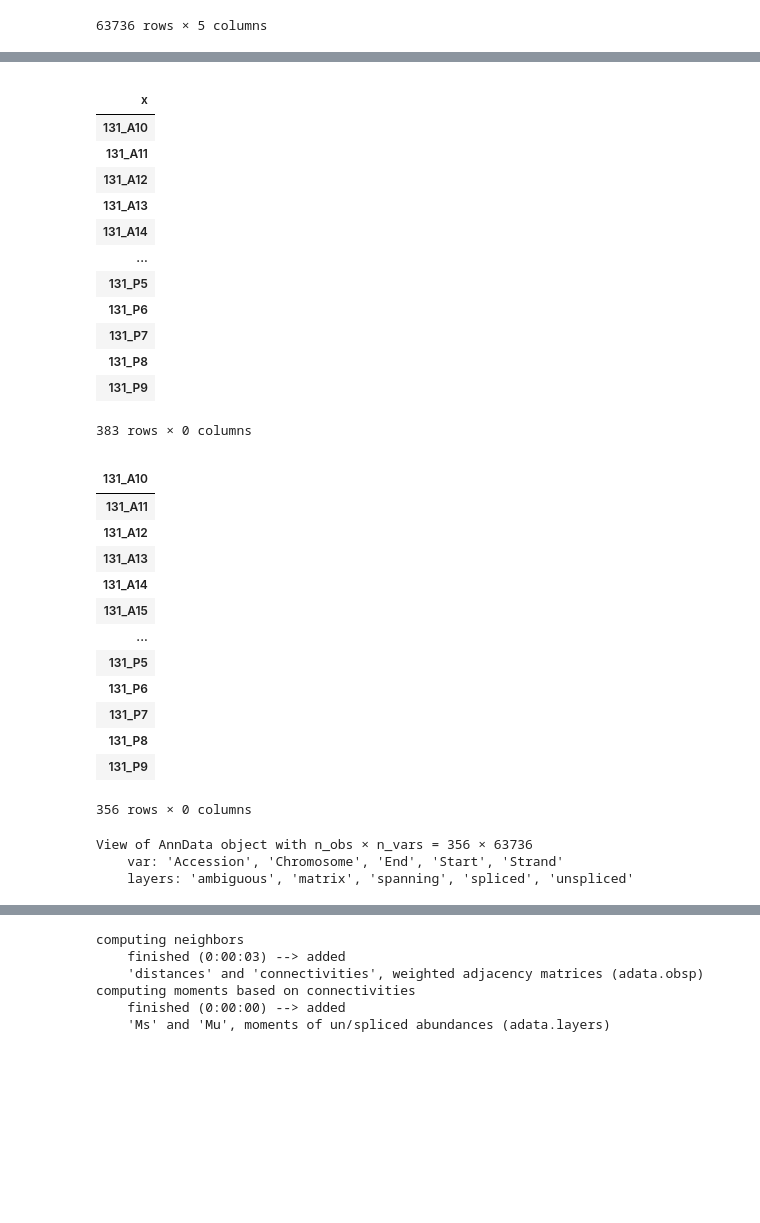
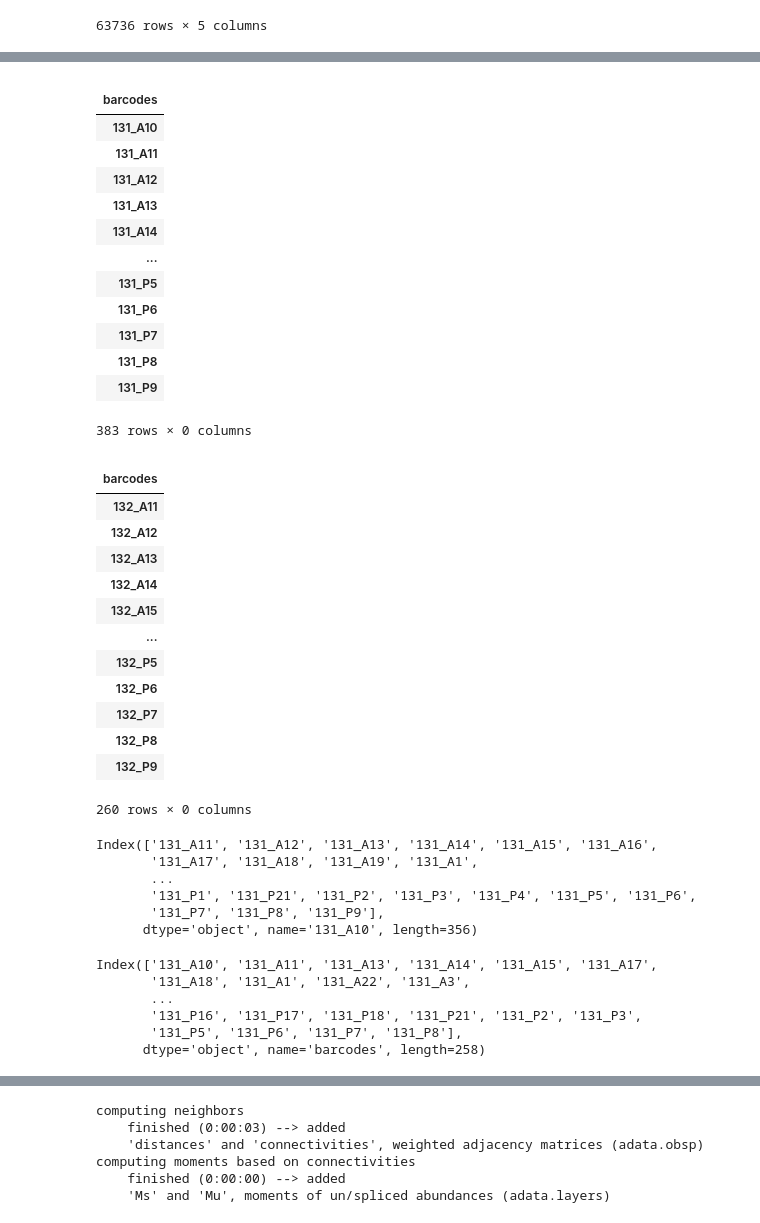
Before and after one commit to FrHi94/t.gondii_bmdc, a Jupyter notebook: scripts/scvelo.ipynb, the cells around one changed output, grey strips where cells are left out. Cells and saved outputs as stored; diff of their text form; code cells hidden in the pictures; blank space fills up the shorter version.

```diff
--- a/scripts/scvelo.ipynb
+++ b/scripts/scvelo.ipynb
@@ -42,9 +151,11 @@ adata.var
 # %%
-cell_obs = pd.read_csv("/Users/franziskahildebrandt/t.gondi_dc/data/plates/cellnames_131.tsv", sep='\t', index_col= 0)
-cell_obs
+cell_obs_1 = pd.read_csv("/Users/franziskahildebrandt/t.gondi_dc/data/plates/cellnames_131.tsv", sep='\t', index_col= 0)
+cell_obs_2 = pd.read_csv("/Users/franziskahildebrandt/t.gondi_dc/data/plates/cellnames_132.tsv", sep='\t', index_col= 0)
+cell_obs_2
+cell_obs_1
 # %% [output]
 |  |
-| x |
+| barcodes |
 | 131_A10 |
 | 131_A11 |
 | 131_A12 |
@@ -59,28 +170,21 @@ cell_obs
 383 rows × 0 columns
 # %%
 #Filter observations to only include cells that are also present in the main analysis
-filt_obs = pd.read_csv("/Users/franziskahildebrandt/t.gondi_dc/data/plates/filtered_cells_131.tsv", header = 0, index_col= 0)
-filt_obs
+filt_obs_1 = pd.read_csv("/Users/franziskahildebrandt/t.gondi_dc/data/plates/filtered_cells_131.tsv", header = 0, index_col= 0, sep = "\t")
+filt_obs_2 = pd.read_csv("/Users/franziskahildebrandt/t.gondi_dc/data/plates/filtered_cells_132.tsv", header = 0,  index_col= 0, sep = "\t")
+filt_obs_2
 # %% [output]
 |  |
-| 131_A10 |
-| 131_A11 |
-| 131_A12 |
-| 131_A13 |
-| 131_A14 |
-| 131_A15 |
+| barcodes |
+| 132_A11 |
+| 132_A12 |
+| 132_A13 |
+| 132_A14 |
+| 132_A15 |
 | ... |
-| 131_P5 |
-| 131_P6 |
-| 131_P7 |
-| 131_P8 |
-| 131_P9 |
+| 132_P5 |
+| 132_P6 |
+| 132_P7 |
+| 132_P8 |
+| 132_P9 |
-356 rows × 0 columns
+260 rows × 0 columns
-# %%
-adata.obs = cell_obs
-adata.obs_names
-adata[adata.obs_names.isin(filt_obs.index)]
-# %% [output]
-View of AnnData object with n_obs × n_vars = 356 × 63736
-    var: 'Accession', 'Chromosome', 'End', 'Start', 'Strand'
-    layers: 'ambiguous', 'matrix', 'spanning', 'spliced', 'unspliced'
@@ -86,0 +200,21 @@ View of AnnData object with n_obs × n_vars = 356 × 63736
+# %%
+filt_obs.index
+# %% [output]
+Index(['131_A11', '131_A12', '131_A13', '131_A14', '131_A15', '131_A16',
+       '131_A17', '131_A18', '131_A19', '131_A1',
+       ...
+       '131_P1', '131_P21', '131_P2', '131_P3', '131_P4', '131_P5', '131_P6',
+       '131_P7', '131_P8', '131_P9'],
+      dtype='object', name='131_A10', length=356)
+# %%
+#make variable names unique
+ldata1.var_names_make_unique()
+ldata2.var_names_make_unique()
+ldata1.obs.index
+# %% [output]
+Index(['131_A10', '131_A11', '131_A13', '131_A14', '131_A15', '131_A17',
+       '131_A18', '131_A1', '131_A22', '131_A3',
+       ...
+       '131_P16', '131_P17', '131_P18', '131_P21', '131_P2', '131_P3',
+       '131_P5', '131_P6', '131_P7', '131_P8'],
+      dtype='object', name='barcodes', length=258)
```
Also changed, not shown: parts of 17 cells of this notebook, 2 other files.
